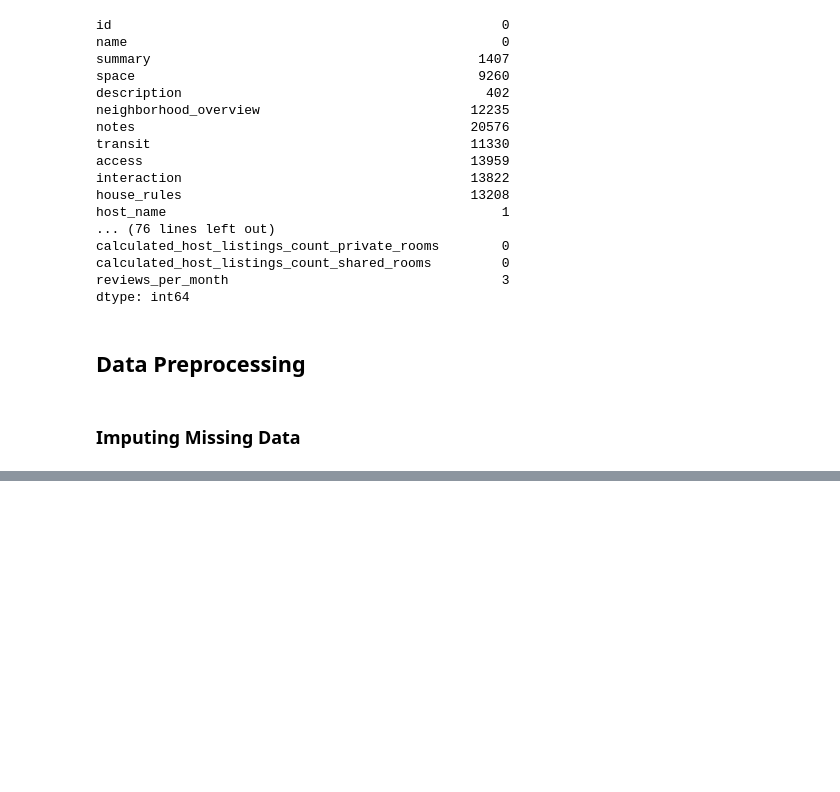
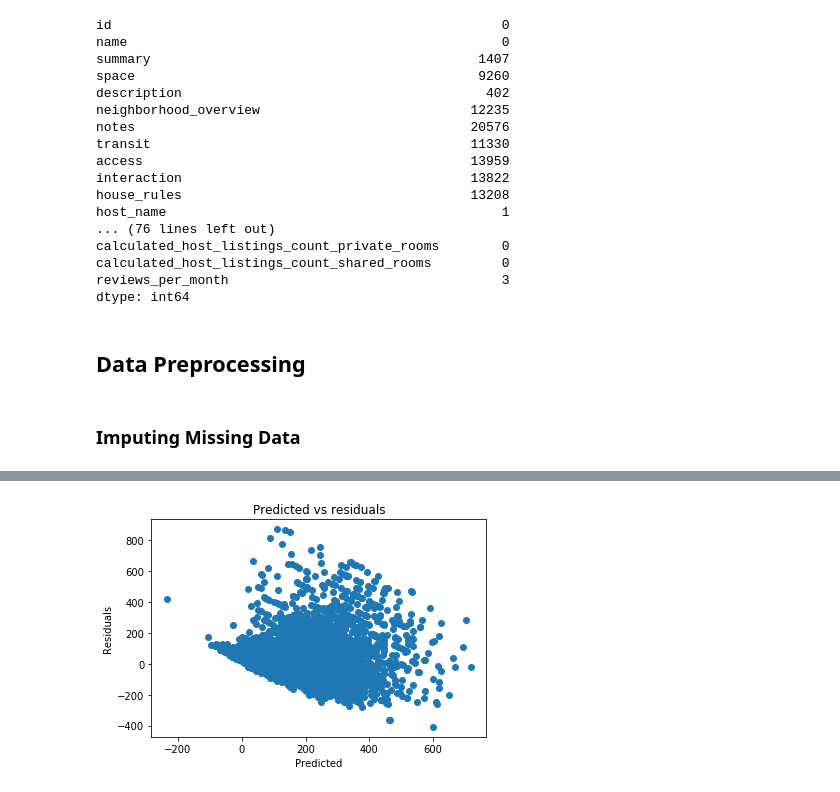
Before and after one commit to shreayan98c/Rental-Price, a Jupyter notebook: prediction.ipynb, the cells around one changed output, grey strips where cells are left out. Saved outputs shown, nothing was run; the diff lists cells and outputs as text; code cells hidden in the pictures; blank space fills up the shorter version.

```diff
--- a/prediction.ipynb
+++ b/prediction.ipynb
@@ -267,0 +336,9 @@ dtype: object
+# %%
+# Checking residuals
+plt.scatter(y_pred,y_train-y_pred)
+plt.title("Predicted vs residuals")
+plt.xlabel("Predicted")
+plt.ylabel("Residuals")
+plt.show()
+# %% [output]
+[figure, added]
```
Also changed, not shown: parts of 50 cells of this notebook.
